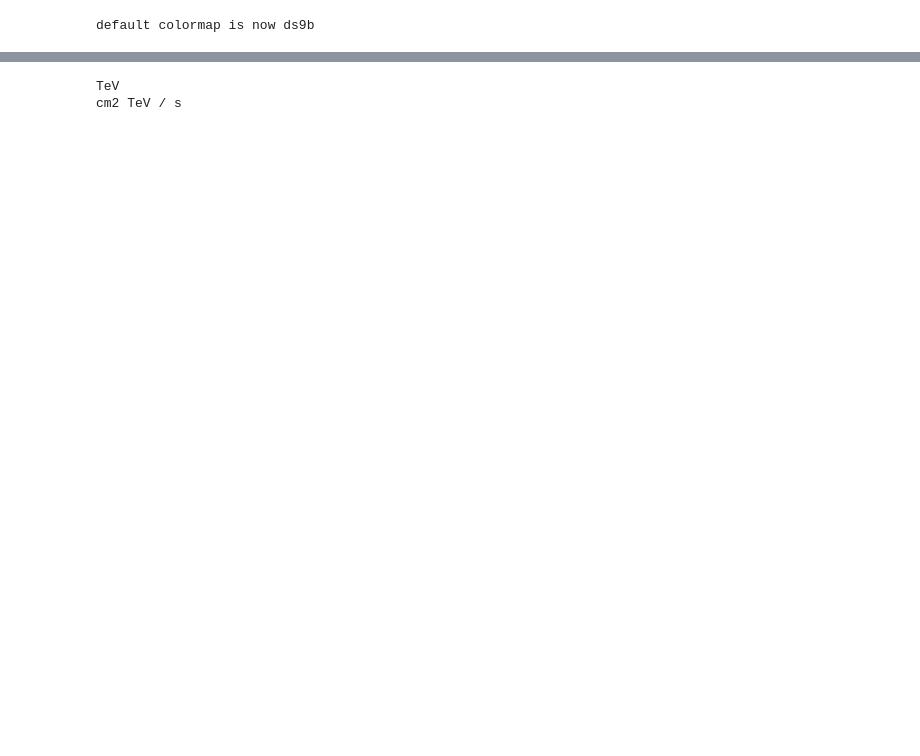
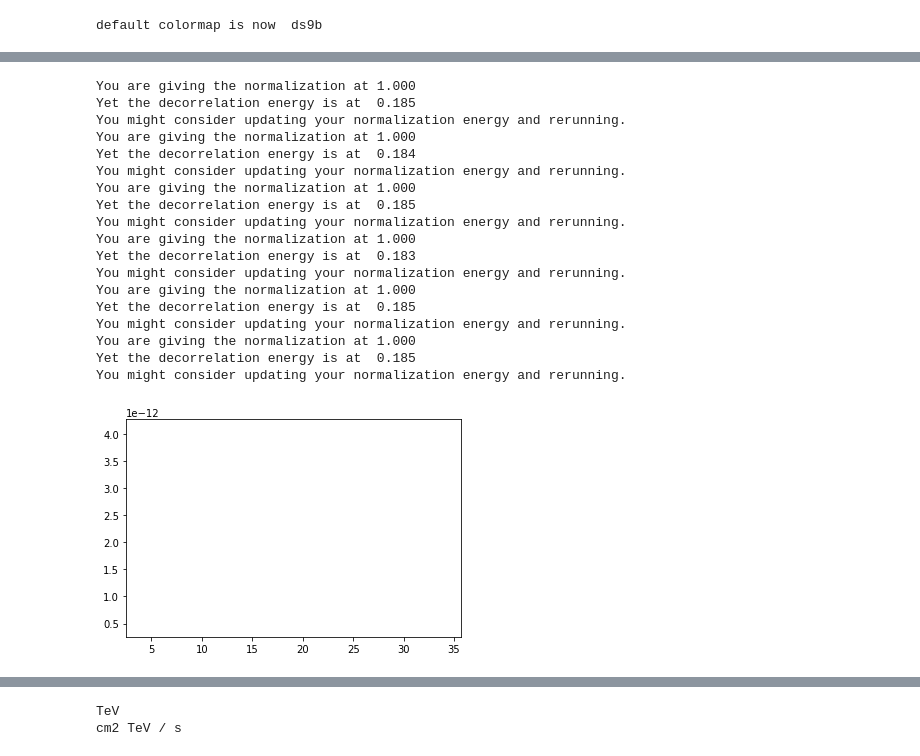
Before and after one commit to MattGPT-ai/analysis-tools-m, a Jupyter notebook: pyROOT/extract_spectrum.ipynb, the cells around one changed output, grey strips where cells are left out. Saved outputs shown, nothing was run; the diff lists cells and outputs as text; code cells hidden in the pictures; blank space fills up the shorter version.

```diff
--- a/pyROOT/extract_spectrum.ipynb
+++ b/pyROOT/extract_spectrum.ipynb
@@ -19,0 +20,13 @@ default colormap is now ds9b
+# %%
+import pandas
+#pandas.
+import root_numpy
+
+home = os.path.expanduser("~")
+crabdir = home + "/VERITAS/Crab/"
+gcdir = home + "/VERITAS/GC/results/"
+plotdir = home + "/Dropbox/GalacticCenter/plots/comparison/"
+
+
+u.Unit("(TeV/cm2s)")
+#tev.in_units("erg")
@@ -36,3 +82,49 @@ You might consider updating your normalization energy and rerunning.
+# %%
+fileone = "SgrA_disp5t_medium_okay_stg5-v255_EA-v255_s6.root"
+files = '''SgrA_disp5t_medium_okay_stg5-v254_EA-v255_s6.root
+SgrA_disp5t_medium_okay_stg5-v255_EA-v254_s6.root
+SgrA_disp5t_medium_okay_stg5-v255_EA-v255_Andy-bin-fine4_s6.root'''
+#SgrA_v255_disp5t_Andy_spectrum_newEA_s6.root
+
+for f in files.splitlines():
+
+    base, ext = os.path.splitext(f)
+    pathname = gcdir + f
+    #print pathname
+
+    specPlt = pF.spectrumPlotter()
+    specPlt.readVEGASs6Root(gcdir + fileone)
+    specPlt.plotSpectrum(label='control', c='red')
+
+    specPlt.readVEGASs6Root(pathname)
+    specPlt.plotSpectrum(label=base, c='blue')
+
+    plt.title(base)
+    plt.savefig(plotdir + base + ".png")
+    plt.cla()
+
+    #print raw_input("Press any key to continue..")
+    #sys.stdin.read(1)
+# %% [output]
+You are giving the normalization at 1.000
+Yet the decorrelation energy is at  0.185
+You might consider updating your normalization energy and rerunning.
+You are giving the normalization at 1.000
+Yet the decorrelation energy is at  0.184
+You might consider updating your normalization energy and rerunning.
+You are giving the normalization at 1.000
+Yet the decorrelation energy is at  0.185
+You might consider updating your normalization energy and rerunning.
+You are giving the normalization at 1.000
+Yet the decorrelation energy is at  0.183
+You might consider updating your normalization energy and rerunning.
+You are giving the normalization at 1.000
+Yet the decorrelation energy is at  0.185
+You might consider updating your normalization energy and rerunning.
+You are giving the normalization at 1.000
+Yet the decorrelation energy is at  0.185
+You might consider updating your normalization energy and rerunning.
+[figure, added]
 # %%
 sp2 = pF.spectrumPlotter()
 sp2.readVEGASLog(home+"/Dropbox/GalacticCenter/log/stage6/SgrA_disp5t_v255_okay-obs-4tel_medium_both_stage6.txt")
```
Also changed, not shown: parts of 19 cells of this notebook.
